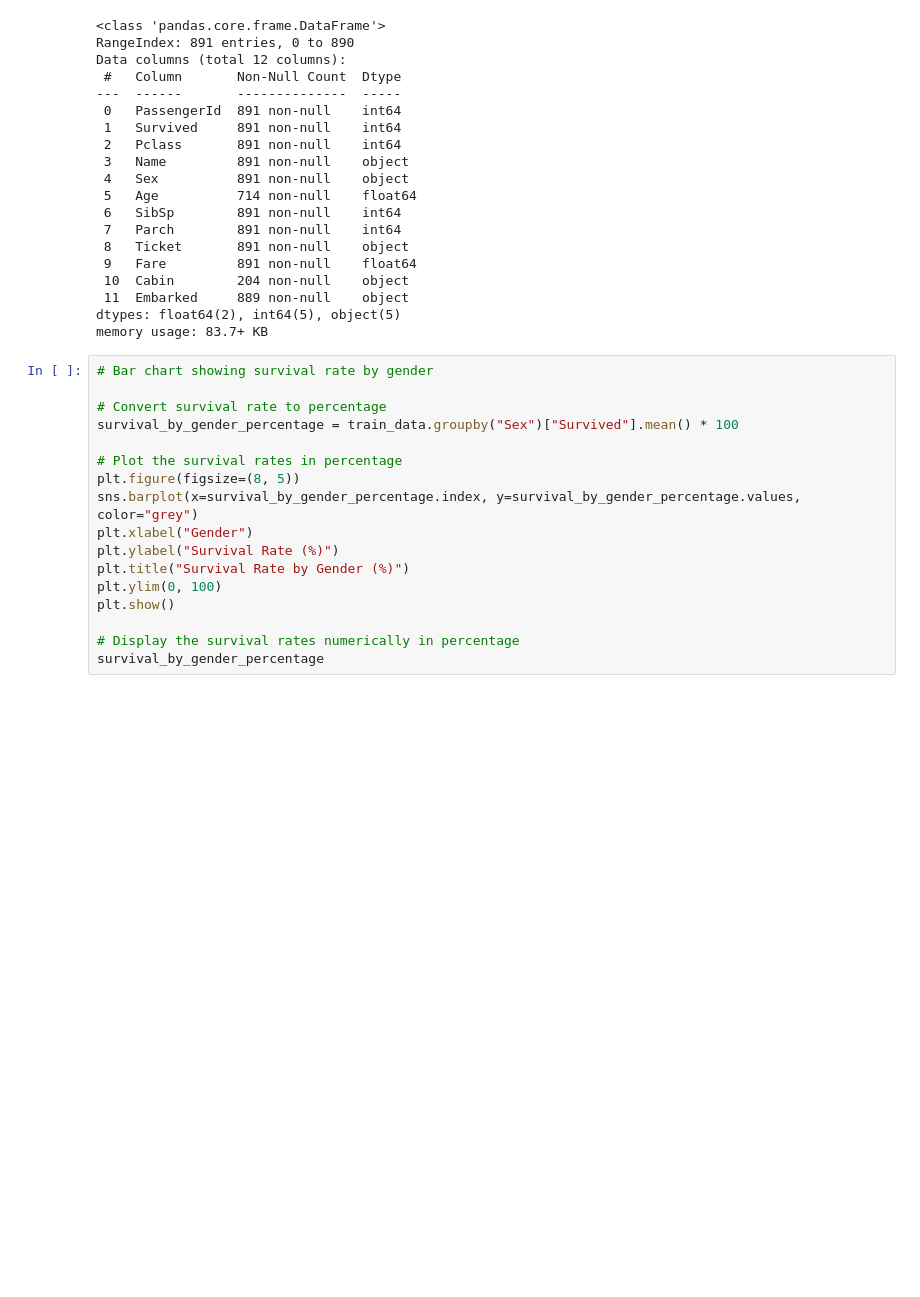
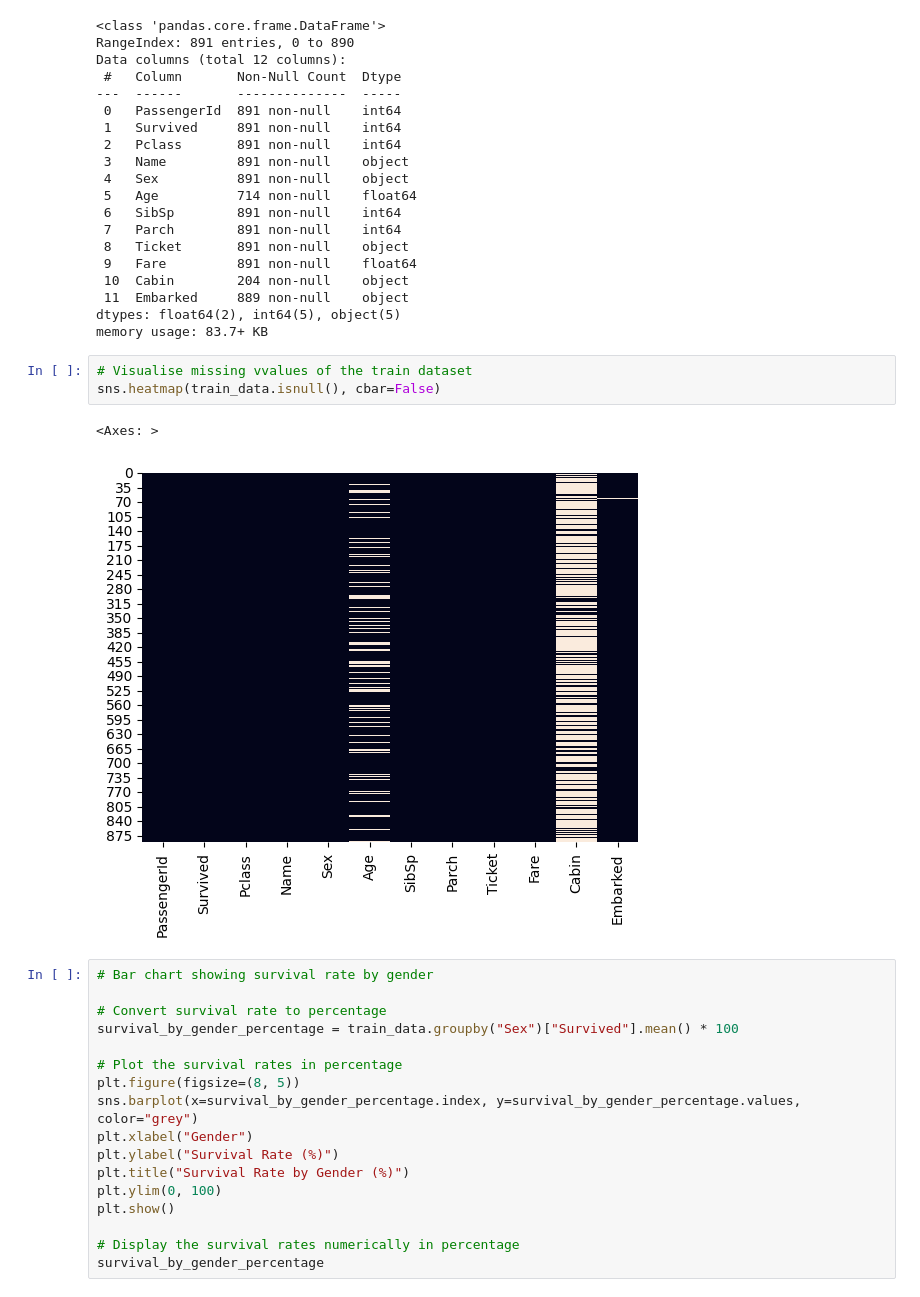
Before and after one commit to bytesbyt/ds_titanic, a Jupyter notebook: titanic.ipynb, the cells around one changed output. Drawn from its saved outputs; the diff is of its cells as text; blank space fills up the shorter version.

```diff
--- a/titanic.ipynb
+++ b/titanic.ipynb
@@ -55,6 +55,12 @@ Data columns (total 12 columns):
  11  Embarked     889 non-null    object
 dtypes: float64(2), int64(5), object(5)
 memory usage: 83.7+ KB
+# %%
+# Visualise missing vvalues of the train dataset
+sns.heatmap(train_data.isnull(), cbar=False)
+# %% [output]
+<Axes: >
+[figure, added]
 # %%
 # Bar chart showing survival rate by gender
 
```
Also changed, not shown: parts of 12 cells of this notebook.
